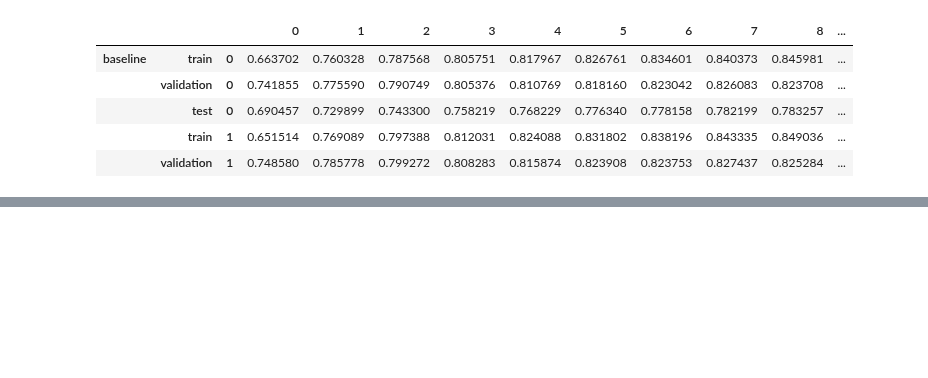
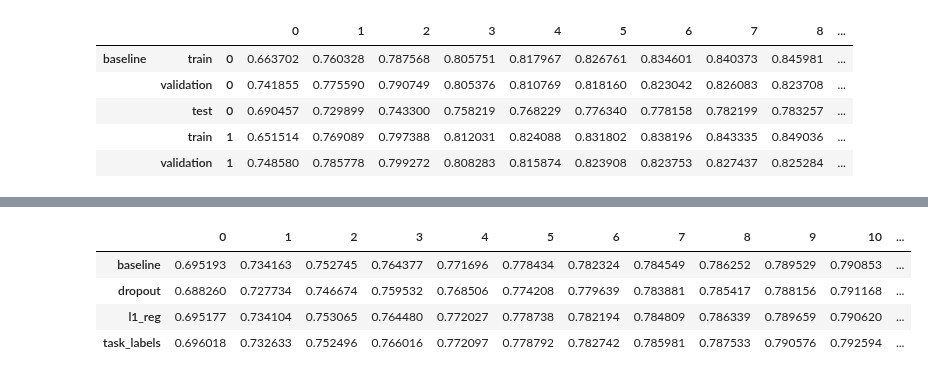
Before and after one commit to google/evojax, a Jupyter notebook: evojax/data_exploration.ipynb, the cells around one changed output, grey strips where cells are left out. Cells and saved outputs as stored; diff of their text form; code cells hidden in the pictures; blank space fills up the shorter version.

```diff
--- a/evojax/data_exploration.ipynb
+++ b/evojax/data_exploration.ipynb
@@ -15,0 +32,10 @@ df.head()
+# %%
+all_tests = df.loc[pd.IndexSlice[:, 'test', :], :]
+mean_test_acc = all_tests.groupby(level=0).mean()
+mean_test_acc
+# %% [output]
+|  | 0 | 1 | 2 | 3 | 4 | 5 | 6 | 7 | 8 | 9 | 10 | ... |
+| baseline | 0.695193 | 0.734163 | 0.752745 | 0.764377 | 0.771696 | 0.778434 | 0.782324 | 0.784549 | 0.786252 | 0.789529 | 0.790853 | ... |
+| dropout | 0.688260 | 0.727734 | 0.746674 | 0.759532 | 0.768506 | 0.774208 | 0.779639 | 0.783881 | 0.785417 | 0.788156 | 0.791168 | ... |
+| l1_reg | 0.695177 | 0.734104 | 0.753065 | 0.764480 | 0.772027 | 0.778738 | 0.782194 | 0.784809 | 0.786339 | 0.789659 | 0.790620 | ... |
+| task_labels | 0.696018 | 0.732633 | 0.752496 | 0.766016 | 0.772097 | 0.778792 | 0.782742 | 0.785981 | 0.787533 | 0.790576 | 0.792594 | ... |
```
Also changed, not shown: parts of 3 cells of this notebook, 4 other files.
